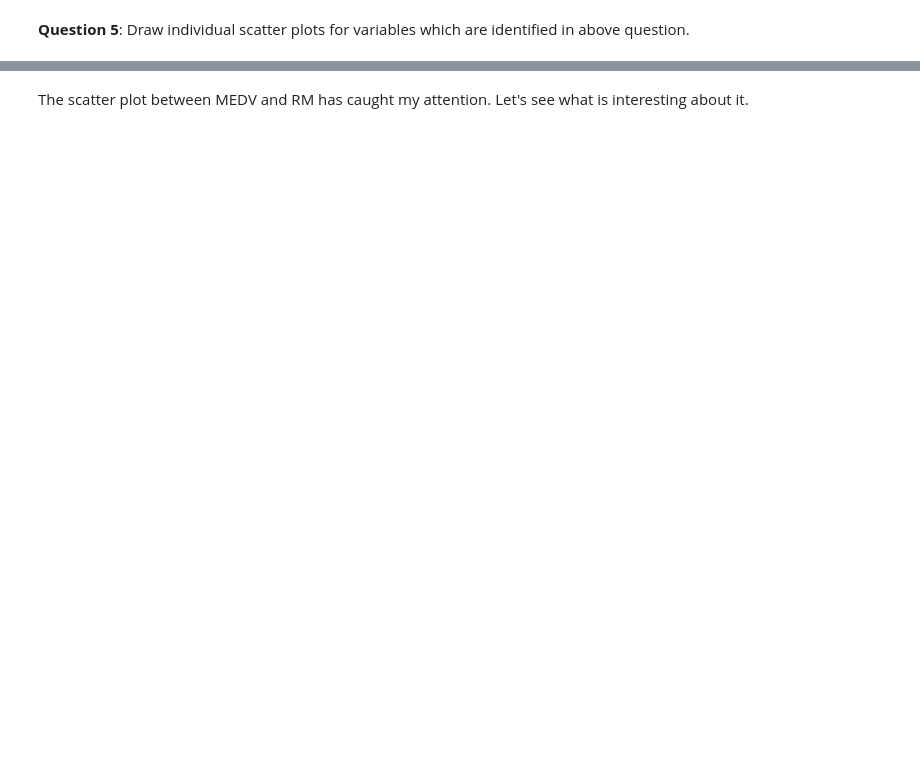
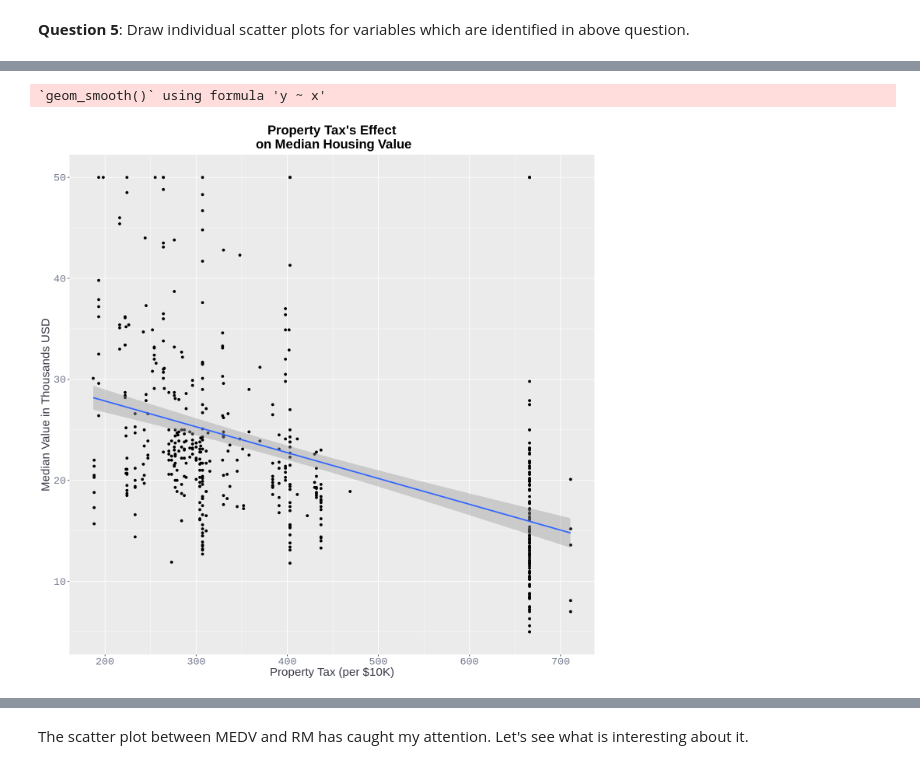
Before and after one commit to SteeltownRiot/DSA, a Jupyter notebook: DSA-7020 Stats for Data Analysis/Module 2 - Multivariate Data/Exercises/Exercises.ipynb, the cells around one changed output, grey strips where cells are left out. Cells and saved outputs as stored; diff of their text form; code cells hidden in the pictures; blank space fills up the shorter version.

```diff
--- a/DSA-7020 Stats for Data Analysis/Module 2 - Multivariate Data/Exercises/Exercises.ipynb
+++ b/DSA-7020 Stats for Data Analysis/Module 2 - Multivariate Data/Exercises/Exercises.ipynb
@@ -116,0 +342,5 @@ library(gridExtra)
+# %%
+tax_plot + titles_theme
+# %% [output]
+`geom_smooth()` using formula 'y ~ x'
+[figure, added]
```
Also changed, not shown: parts of 22 cells of this notebook, 2 other files.
